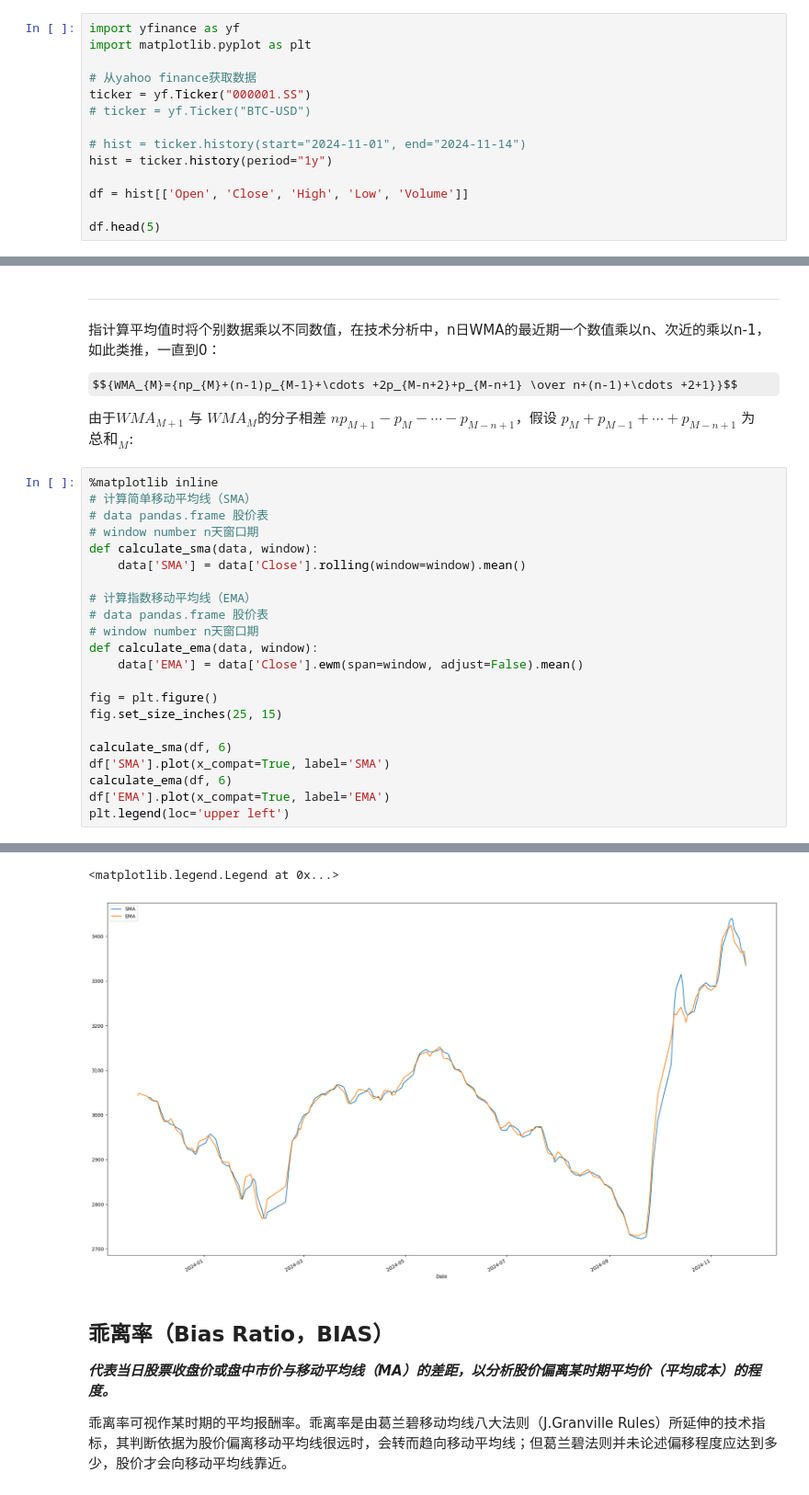
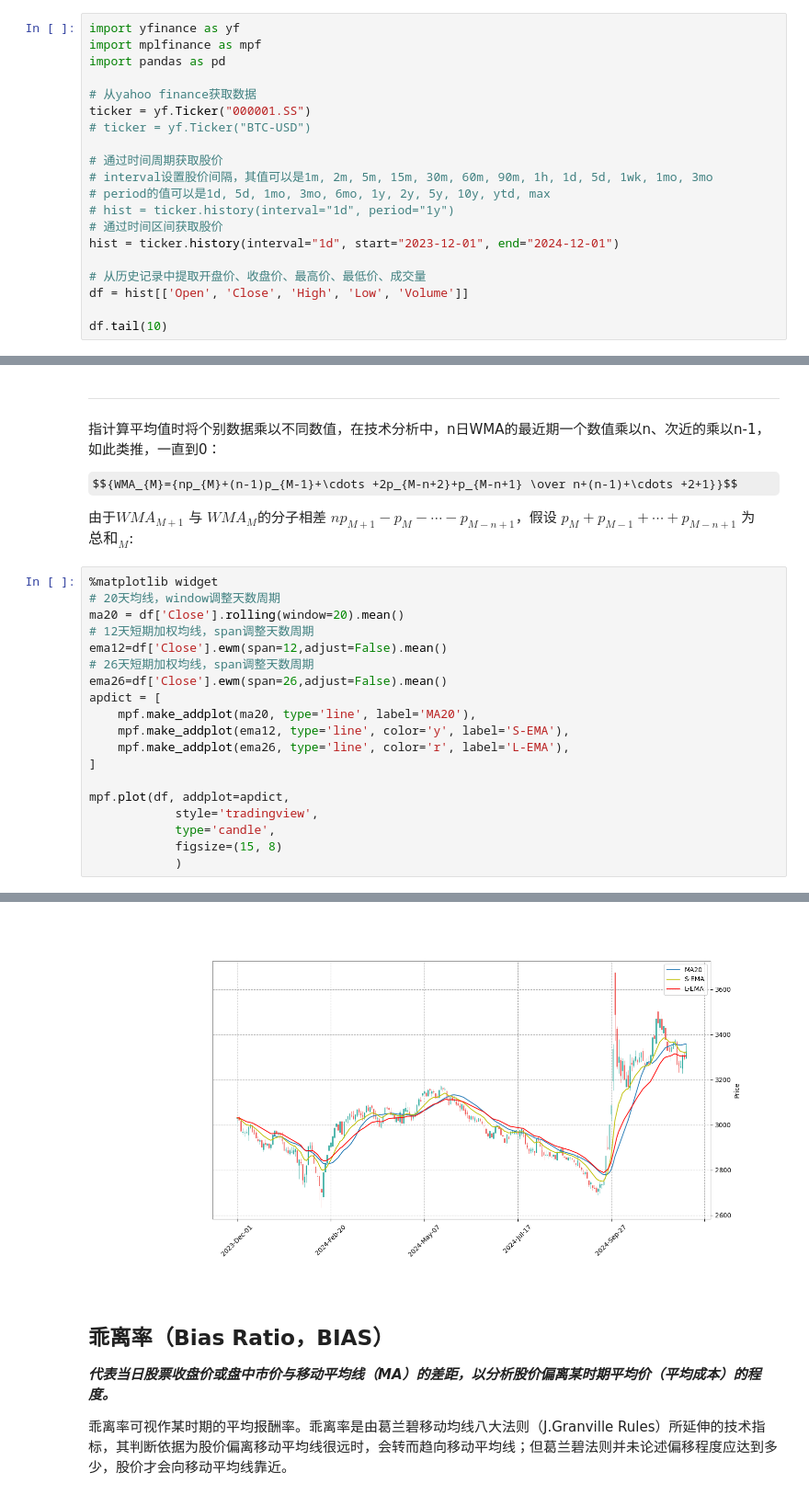
Before and after one commit to xnraiser/my_quan, a Jupyter notebook: indicators.ipynb, the cells around one changed output, grey strips where cells are left out. Shown at 92% size. Saved outputs shown, nothing was run; the diff lists cells and outputs as text; some formulas as TeX source.

```diff
--- a/indicators.ipynb
+++ b/indicators.ipynb
@@ -2,18 +2,24 @@
 # 技术指标
 # %%
 import yfinance as yf
-import matplotlib.pyplot as plt
+import mplfinance as mpf
+import pandas as pd
 
 # 从yahoo finance获取数据
 ticker = yf.Ticker("000001.SS")
 # ticker = yf.Ticker("BTC-USD")
 
-# hist = ticker.history(start="2024-11-01", end="2024-11-14")
-hist = ticker.history(period="1y")
+# 通过时间周期获取股价
+# interval设置股价间隔，其值可以是1m, 2m, 5m, 15m, 30m, 60m, 90m, 1h, 1d, 5d, 1wk, 1mo, 3mo
+# period的值可以是1d, 5d, 1mo, 3mo, 6mo, 1y, 2y, 5y, 10y, ytd, max
+# hist = ticker.history(interval="1d", period="1y")
+# 通过时间区间获取股价
+hist = ticker.history(interval="1d", start="2023-12-01", end="2024-12-01")
 
+# 从历史记录中提取开盘价、收盘价、最高价、最低价、成交量
 df = hist[['Open', 'Close', 'High', 'Low', 'Volume']]
 
-df.head(5)
+df.tail(10)
 # %% [output]
 |  | Open | Close | High | Low | Volume |
 | Date |  |  |  |  |  |
@@ -84,25 +95,22 @@ $${WMA_{M}={np_{M}+(n-1)p_{M-1}+\cdots +2p_{M-n+2}+p_{M-n+1} \over n+(n-1)+\cdot
 
 由于${WMA_{M+1}}$ 与 ${WMA_{M}}$的分子相差 ${np_{M+1}-p_{M}-\cdots -p_{M-n+1}}$，假设 ${p_{M}+p_{M-1}+\cdots +p_{M-n+1}}$ 为${总和_M}$:
 # %%
-%matplotlib inline
-# 计算简单移动平均线（SMA）
-# data pandas.frame 股价表
-# window number n天窗口期
-def calculate_sma(data, window):
-    data['SMA'] = data['Close'].rolling(window=window).mean()
+%matplotlib widget
+# 20天均线，window调整天数周期
+ma20 = df['Close'].rolling(window=20).mean()
+# 12天短期加权均线，span调整天数周期
+ema12=df['Close'].ewm(span=12,adjust=False).mean()
+# 26天短期加权均线，span调整天数周期
+ema26=df['Close'].ewm(span=26,adjust=False).mean()
+apdict = [
+    mpf.make_addplot(ma20, type='line', label='MA20'),
+    mpf.make_addplot(ema12, type='line', color='y', label='S-EMA'),
+    mpf.make_addplot(ema26, type='line', color='r', label='L-EMA'),
+]
 
-# 计算指数移动平均线（EMA）
-# data pandas.frame 股价表
-# window number n天窗口期
-def calculate_ema(data, window):
-    data['EMA'] = data['Close'].ewm(span=window, adjust=False).mean()
-
-fig = plt.figure()
-fig.set_size_inches(25, 15)
-
-calculate_sma(df, 6)
-df['SMA'].plot(x_compat=True, label='SMA')
-calculate_ema(df, 6)
-df['EMA'].plot(x_compat=True, label='EMA')
-plt.legend(loc='upper left')
+mpf.plot(df, addplot=apdict,
+            style='tradingview',
+            type='candle',
+            figsize=(15, 8)
+            )
 # %% [output]
@@ -114,5 +117,4 @@ See the caveats in the documentation: https://pandas.pydata.org/pandas-docs/stab
-<matplotlib.legend.Legend at 0x...>
-[figure, old version]
+[figure, new version]
 # %% [markdown]
 ## 乖离率（Bias Ratio，BIAS）
 ***代表当日股票收盘价或盘中市价与移动平均线（MA）的差距，以分析股价偏离某时期平均价（平均成本）的程度。***
```
Also changed, not shown: parts of 10 cells of this notebook.
